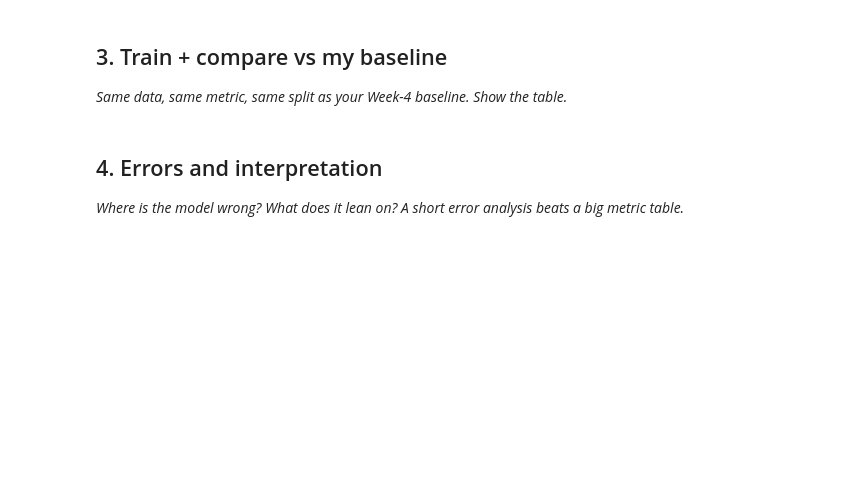
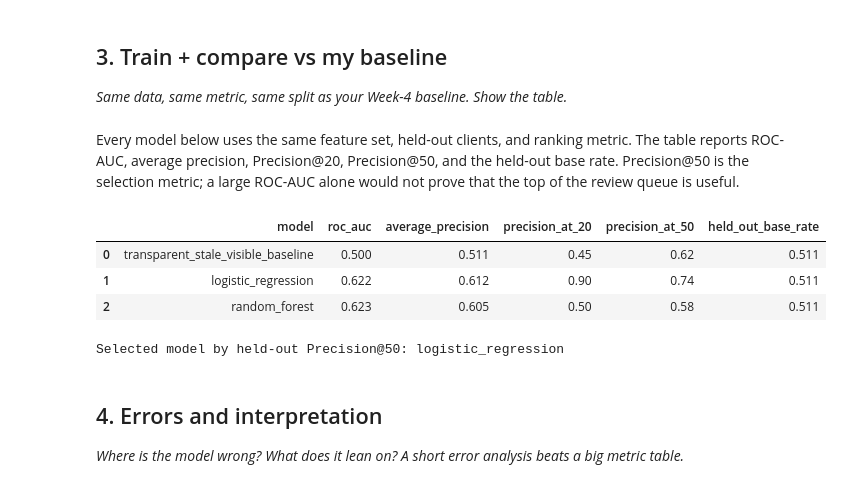
Before and after one commit to faizanahmed-ai/flyrank-ml-internship, a Jupyter notebook: work/notebooks/w05_model.ipynb, the cells around one changed output. Saved outputs shown, nothing was run; the diff lists cells and outputs as text; code cells hidden in the pictures; blank space fills up the shorter version.

```diff
--- a/work/notebooks/w05_model.ipynb
+++ b/work/notebooks/w05_model.ipynb
@@ -30,3 +166,65 @@ This skeleton is yours to fill. Work the sections **in order** — each one has
+# %% [markdown]
+Every model below uses the same feature set, held-out clients, and ranking metric. The table reports ROC-AUC, average precision, Precision@20, Precision@50, and the held-out base rate. Precision@50 is the selection metric; a large ROC-AUC alone would not prove that the top of the review queue is useful.
+# %%
+numeric_pipe = Pipeline([
+    ("imputer", SimpleImputer(strategy="median")),
+    ("scaler", StandardScaler()),
+])
+categorical_pipe = Pipeline([
+    ("imputer", SimpleImputer(strategy="most_frequent")),
+    ("onehot", OneHotEncoder(handle_unknown="ignore")),
+])
+preprocessor = ColumnTransformer([
+    ("numeric", numeric_pipe, numeric_features),
+    ("categorical", categorical_pipe, categorical_features),
+])
+
+estimators = {
+    "logistic_regression": LogisticRegression(max_iter=2000, class_weight="balanced", random_state=RANDOM_STATE),
+    "random_forest": RandomForestClassifier(
+        n_estimators=300, max_depth=10, min_samples_leaf=25,
+        class_weight="balanced_subsample", random_state=RANDOM_STATE, n_jobs=-1,
+    ),
+}
+
+fitted_models, model_scores, rows = {}, {}, []
+for model_name, estimator in estimators.items():
+    pipe = Pipeline([("preprocess", preprocessor), ("model", estimator)])
+    pipe.fit(X_train, y_train)
+    probability = pipe.predict_proba(X_test)[:, 1]
+    fitted_models[model_name] = pipe
+    model_scores[model_name] = probability
+    rows.append({
+        "model": model_name,
+        "roc_auc": roc_auc_score(y_test, probability),
+        "average_precision": average_precision_score(y_test, probability),
+        "precision_at_20": precision_at_k(y_test, probability, 20),
+        "precision_at_50": precision_at_k(y_test, probability, 50),
+        "held_out_base_rate": y_test.mean(),
+    })
+
+results = pd.DataFrame(rows).sort_values("precision_at_50", ascending=False).reset_index(drop=True)
+baseline_row = pd.DataFrame([{
+    "model": "transparent_stale_visible_baseline",
+    "roc_auc": roc_auc_score(y_test, baseline_scores.iloc[test_idx]),
+    "average_precision": average_precision_score(y_test, baseline_scores.iloc[test_idx]),
+    "precision_at_20": precision_at_k(y_test, baseline_scores.iloc[test_idx], 20),
+    "precision_at_50": precision_at_k(y_test, baseline_scores.iloc[test_idx], 50),
+    "held_out_base_rate": y_test.mean(),
+}])
+comparison = pd.concat([baseline_row, results], ignore_index=True)
+display(comparison.round(3))
+comparison.to_csv(OUT_DIR / "w05_model_comparison.csv", index=False)
+best_name = results.iloc[0]["model"]
+best_model = fitted_models[best_name]
+best_probability = model_scores[best_name]
+print("Selected model by held-out Precision@50:", best_name)
+# %% [output]
+|  | model | roc_auc | average_precision | precision_at_20 | precision_at_50 | held_out_base_rate |
+| 0 | transparent_stale_visible_baseline | 0.500 | 0.511 | 0.45 | 0.62 | 0.511 |
+| 1 | logistic_regression | 0.622 | 0.612 | 0.90 | 0.74 | 0.511 |
+| 2 | random_forest | 0.623 | 0.605 | 0.50 | 0.58 | 0.511 |
+Selected model by held-out Precision@50: logistic_regression
 # %% [markdown]
 ## 4. Errors and interpretation
 
```
Also changed, not shown: parts of 14 cells of this notebook.
